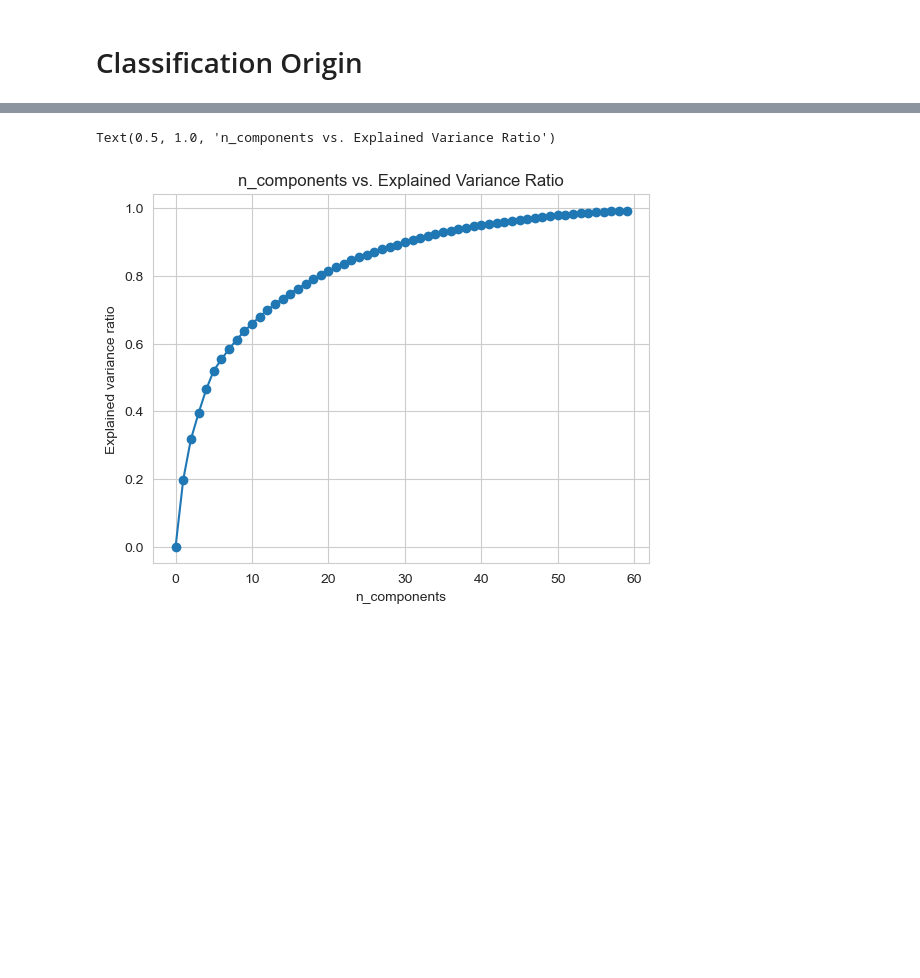
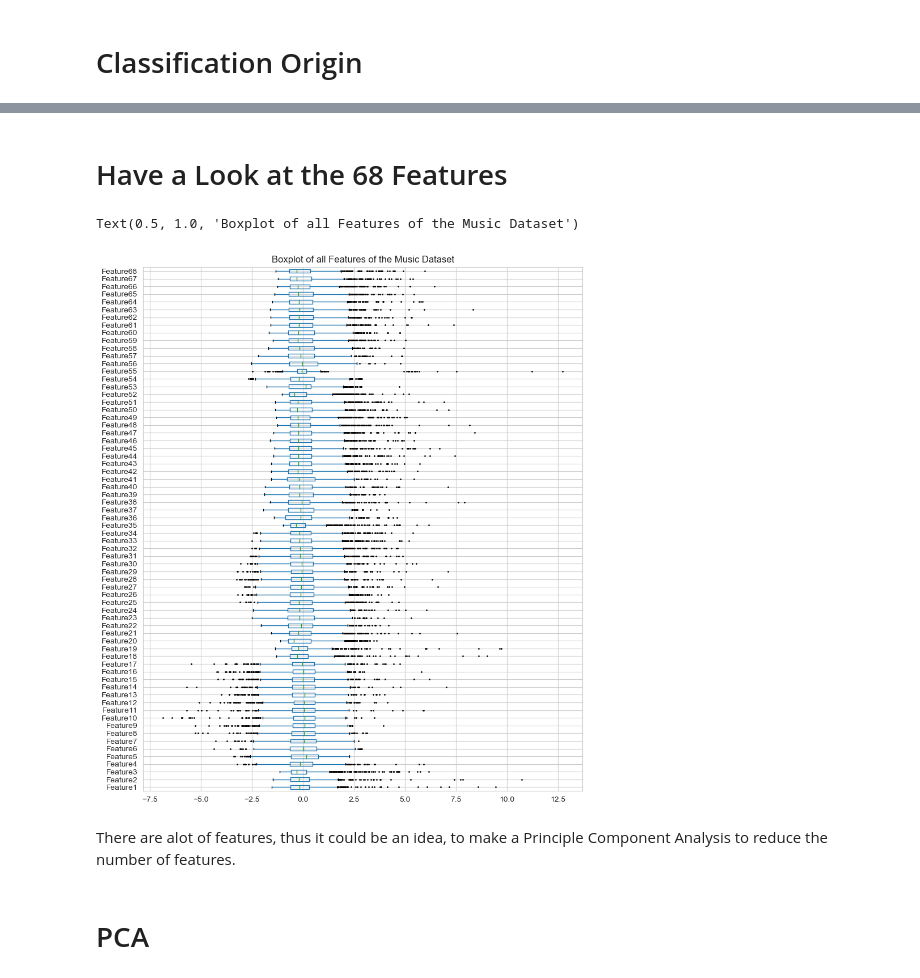
Before and after one commit to widmerc/GEO871, a Jupyter notebook: Project.ipynb, the cells around one changed output, grey strips where cells are left out. Drawn from its saved outputs; the diff is of its cells as text; code cells hidden in the pictures; blank space fills up the shorter version.

```diff
--- a/Project.ipynb
+++ b/Project.ipynb
@@ -153,0 +67,24 @@ plt.show()
+# %%
+from shapely.geometry import Point
+import folium
+from folium.plugins import MarkerCluster
+
+
+geometry = [Point(xy) for xy in zip(music_origin_data['Longitude'], music_origin_data['Latitude'])]
+music_origin_gdf = gpd.GeoDataFrame(music_origin_data, geometry=geometry, crs="EPSG:4326")
+
+music_origin_gdf = gpd.sjoin(music_origin_gdf, gdf_bondaries, how="left", op="within")
+
+# Identify points that did not match
+unmatched_points = music_origin_gdf[music_origin_gdf['index_right'].isna()].copy()
+
+# For each unmatched point, find the nearest polygon and assign its attributes
+for idx, point in unmatched_points.iterrows():
+    point_geom = point['geometry']
+    nearest_polygon_idx = gdf_bondaries.geometry.distance(point_geom).idxmin()
+    nearest_polygon_attributes = gdf_bondaries.loc[nearest_polygon_idx]
+    music_origin_gdf.loc[idx, music_origin_gdf.columns.intersection(nearest_polygon_attributes.index)] = nearest_polygon_attributes
+
+# Clean up the result DataFrame (remove unnecessary columns)
+music_origin_gdf = music_origin_gdf.drop(columns=['index_right']).rename(columns={'index_left': 'original_index'})
+music_origin_gdf.columns
@@ -154,25 +138,28 @@ plt.show()
+# %% [markdown]
+# Have a Look at the 68 Features
+# %%
+plt.figure(figsize=(10, 12))
+music_origin_gdf.drop(['Latitude', 'Longitude', 'geometry', 'iso3',
+                        'status', 'color_code', 'name', 'continent', 'region', 'iso_3166_1_',
+                        'french_shor'],axis=1).boxplot(vert=False,
+                                                       flierprops={'marker': 'o', 'markersize': 1})
+
+plt.title("Boxplot of all Features of the Music Dataset")
+# %% [output]
+Text(0.5, 1.0, 'Boxplot of all Features of the Music Dataset')
+[figure, added]
+# %% [markdown]
+There are alot of features, thus it could be an idea, to make a Principle Component Analysis to reduce the number of features.
+# %% [markdown]
+# PCA
 # %%
 #make PCA:
-data3 = data2.drop(['country',68,69],axis = 1)
-
 scaler = preprocessing.StandardScaler()
-data3_scaled = scaler.fit_transform(data3)
-
-pca = PCA(n_components=10).fit(data3_scaled)
-data3_pca = pca.transform(data3_scaled)
-
-nums = np.arange(60)
+music_origin_gdf_scaled = scaler.fit_transform(music_origin_gdf.drop(['Latitude', 'Longitude', 'geometry', 'iso3',
+                                                                      'status', 'color_code', 'name', 'continent', 'region', 'iso_3166_1_',
+                                                                      'french_shor'],axis=1))
+nums = np.arange(68)
 var_ratio = []
 for num in nums:
-    pca = PCA(n_components=num)
-    pca.fit(data3_scaled)
+    pca = PCA(n_components=num).fit(music_origin_gdf_scaled)
     var_ratio.append(np.sum(pca.explained_variance_ratio_))
-
-
-plt.plot(nums,var_ratio,marker='o')
-plt.xlabel('n_components')
-plt.ylabel('Explained variance ratio')
-plt.title('n_components vs. Explained Variance Ratio')
-# %% [output]
-Text(0.5, 1.0, 'n_components vs. Explained Variance Ratio')
-[figure, removed]
```
Also changed, not shown: parts of 15 cells of this notebook, 3 other files.
